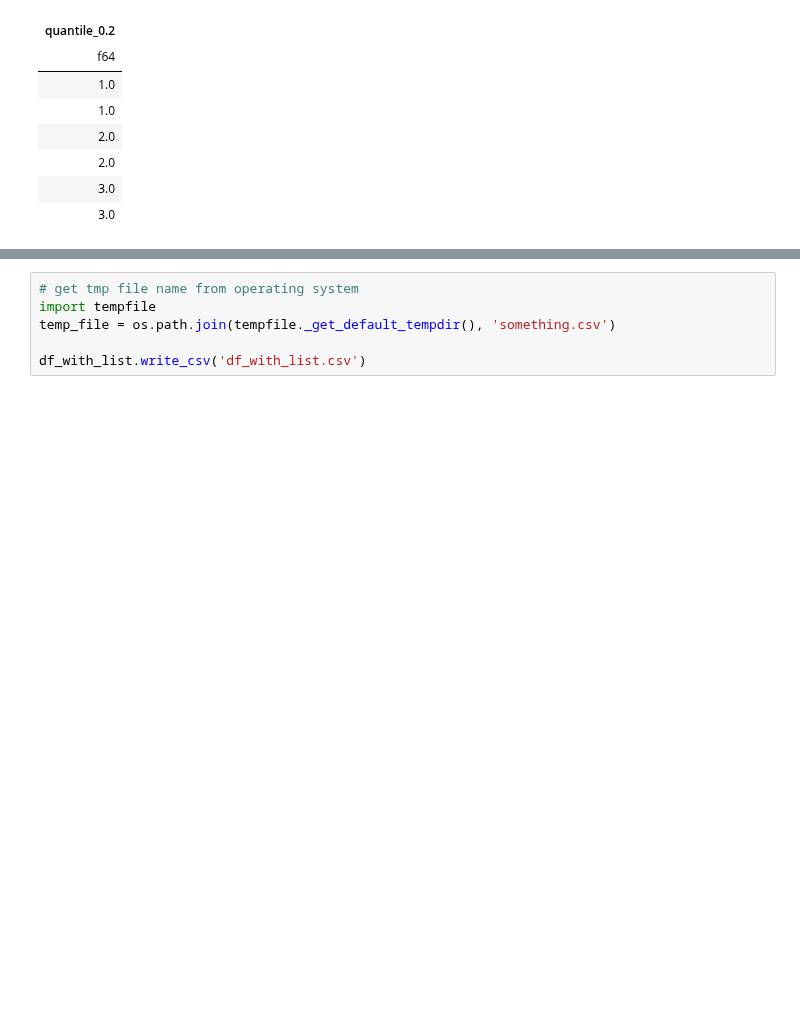
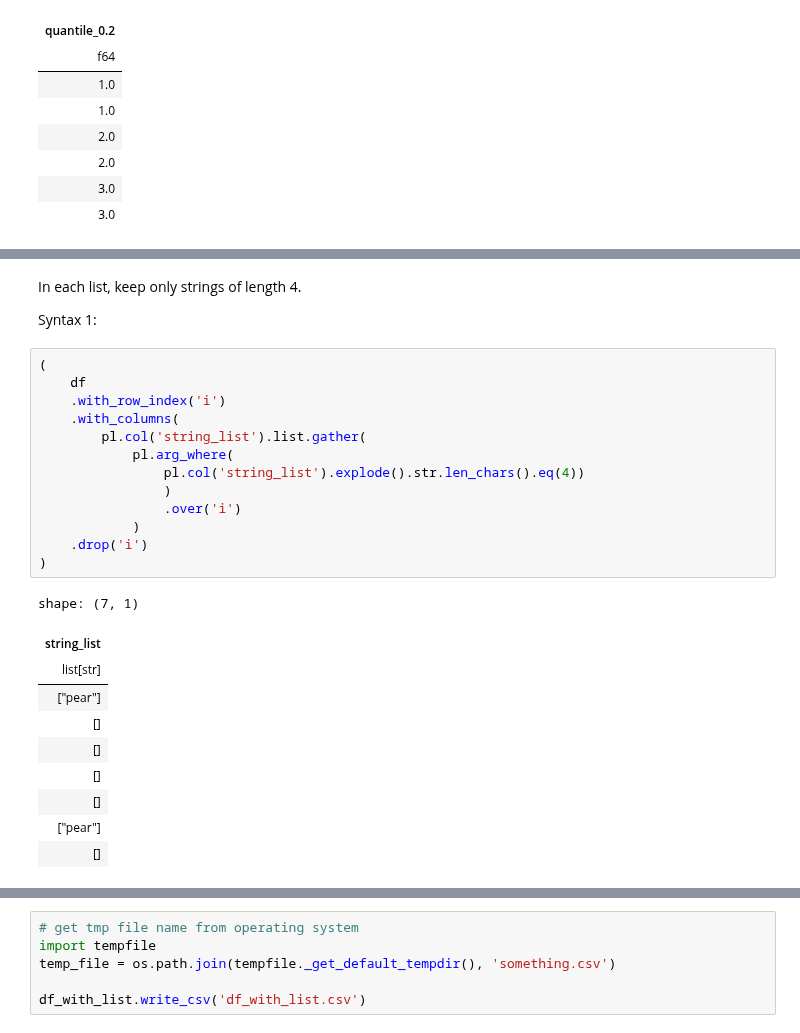
Before and after one commit to johnros/polars_demo, a Jupyter notebook: nested_dtypes.ipynb, the cells around one changed output, grey strips where cells are left out. Cells and saved outputs as stored; diff of their text form; blank space fills up the shorter version.

```diff
--- a/nested_dtypes.ipynb
+++ b/nested_dtypes.ipynb
@@ -907,0 +982,28 @@ shape: (6, 1)
+# %% [markdown]
+In each list, keep only strings of length 4.
+
+Syntax 1:
+# %%
+(
+    df
+    .with_row_index('i')
+    .with_columns(
+        pl.col('string_list').list.gather(
+            pl.arg_where(
+                pl.col('string_list').explode().str.len_chars().eq(4))
+                )
+                .over('i')
+            )
+    .drop('i')
+)
+# %% [output]
+shape: (7, 1)
+| string_list |
+| list[str] |
+| ["pear"] |
+| [] |
+| [] |
+| [] |
+| [] |
+| ["pear"] |
+| [] |
```
Also changed, not shown: parts of 37 cells of this notebook, 2 other files.
